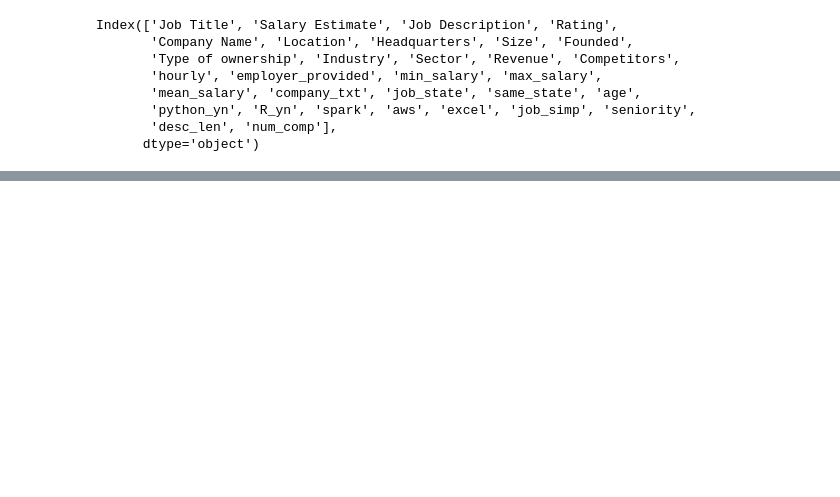
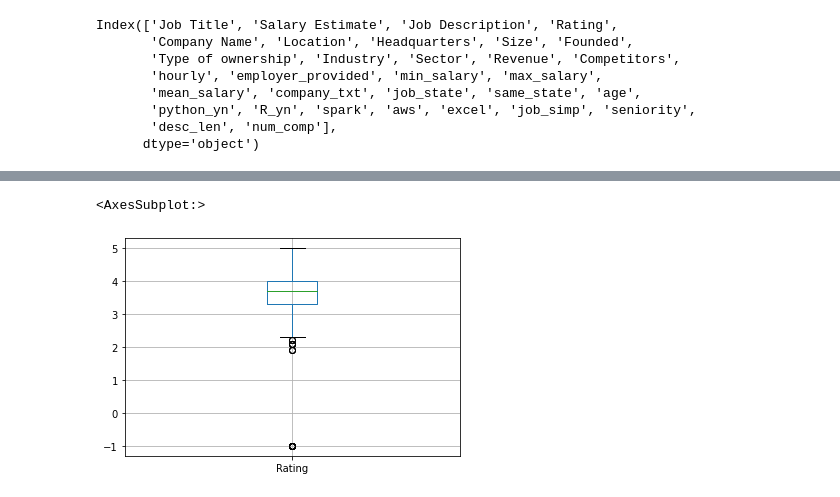
Before and after one commit to Rustam-Z/data-science-jobs-salary, a Jupyter notebook: data_eda.ipynb, the cells around one changed output, grey strips where cells are left out. Drawn from its saved outputs; the diff is of its cells as text; code cells hidden in the pictures; blank space fills up the shorter version.

```diff
--- a/data_eda.ipynb
+++ b/data_eda.ipynb
@@ -314,0 +308,5 @@ array([[<AxesSubplot:title={'center':'Rating'}>,
+# %%
+df.boxplot(column = 'Rating')
+# %% [output]
+<AxesSubplot:>
+[figure, added]
```
Also changed, not shown: parts of 17 cells of this notebook, 1 other file.
